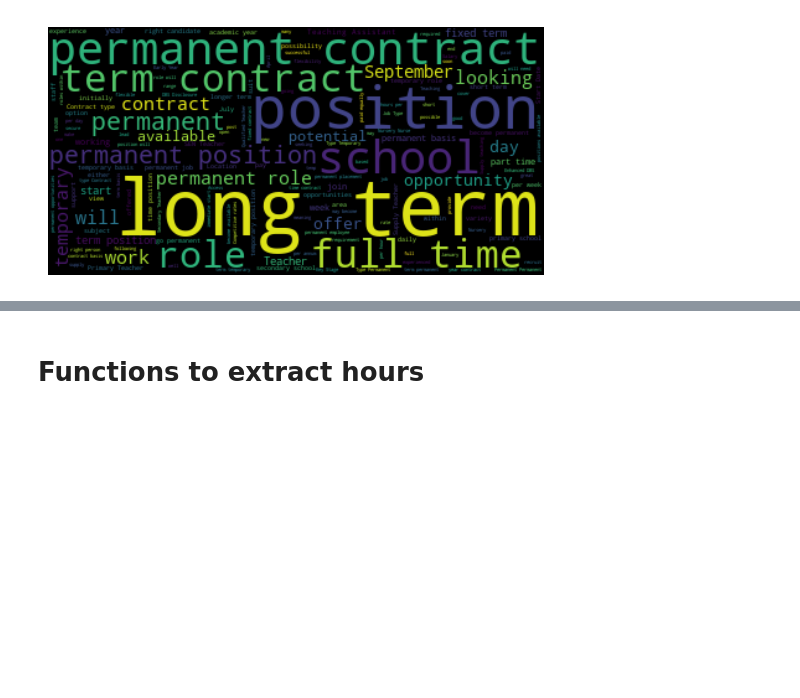
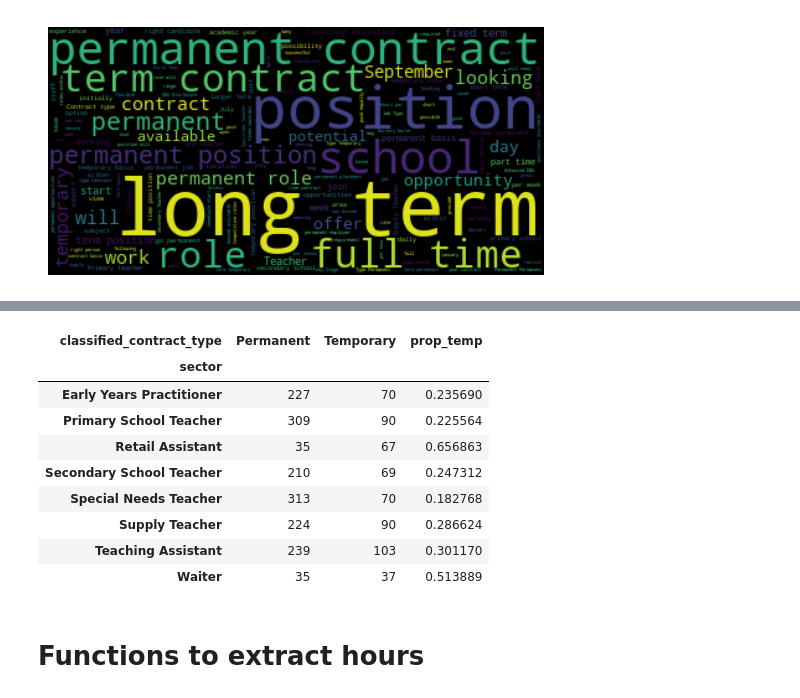
Before and after one commit to nestauk/dap_job_quality, a Jupyter notebook: dap_job_quality/notebooks/afs_analysis.ipynb, the cells around one changed output, grey strips where cells are left out. Cells and saved outputs as stored; diff of their text form; code cells hidden in the pictures; blank space fills up the shorter version.

Commit message:
Try to extract contract type (perm or temp)

```diff
--- a/dap_job_quality/notebooks/afs_analysis.ipynb
+++ b/dap_job_quality/notebooks/afs_analysis.ipynb
@@ -608,0 +597,9 @@ Length: 3836, dtype: int64
+# %%
+# TODO: majority vote
+contract_known = contract_known.drop_duplicates(subset=['id'], keep='first')
+# %%
+afs_sample_enhanced_w_salaries_dimensions_contract = pd.merge(afs_sample_enhanced_w_salaries_dimensions, contract_known[['id', 'classified_contract_type']], on='id', how='right')
+# %%
+contract_prop_df = afs_sample_enhanced_w_salaries_dimensions_contract.groupby(['sector', 'classified_contract_type']).size().unstack(fill_value=0)#.to_csv('sector_contract_type.csv')
+# %%
+contract_prop_df['prop_temp'] = contract_prop_df['Temporary'] / contract_prop_df.sum(axis=1)
@@ -609,3 +608,16 @@ Length: 3836, dtype: int64
+# %%
+contract_prop_df
+# %% [output]
+| classified_contract_type | Permanent | Temporary | prop_temp |
+| sector |  |  |  |
+| Early Years Practitioner | 227 | 70 | 0.235690 |
+| Primary School Teacher | 309 | 90 | 0.225564 |
+| Retail Assistant | 35 | 67 | 0.656863 |
+| Secondary School Teacher | 210 | 69 | 0.247312 |
+| Special Needs Teacher | 313 | 70 | 0.182768 |
+| Supply Teacher | 224 | 90 | 0.286624 |
+| Teaching Assistant | 239 | 103 | 0.301170 |
+| Waiter | 35 | 37 | 0.513889 |
 # %% [markdown]
 # Functions to extract hours
 # %%
```
Also changed, not shown: parts of 6 cells of this notebook.
